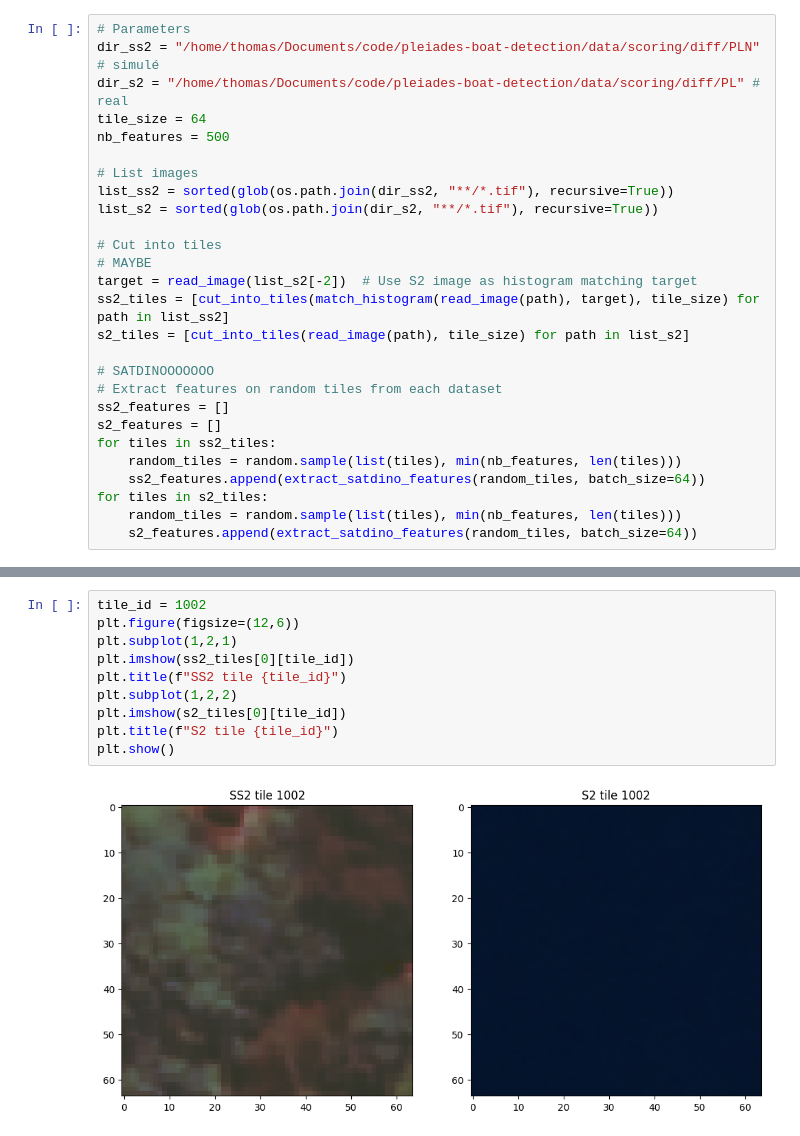
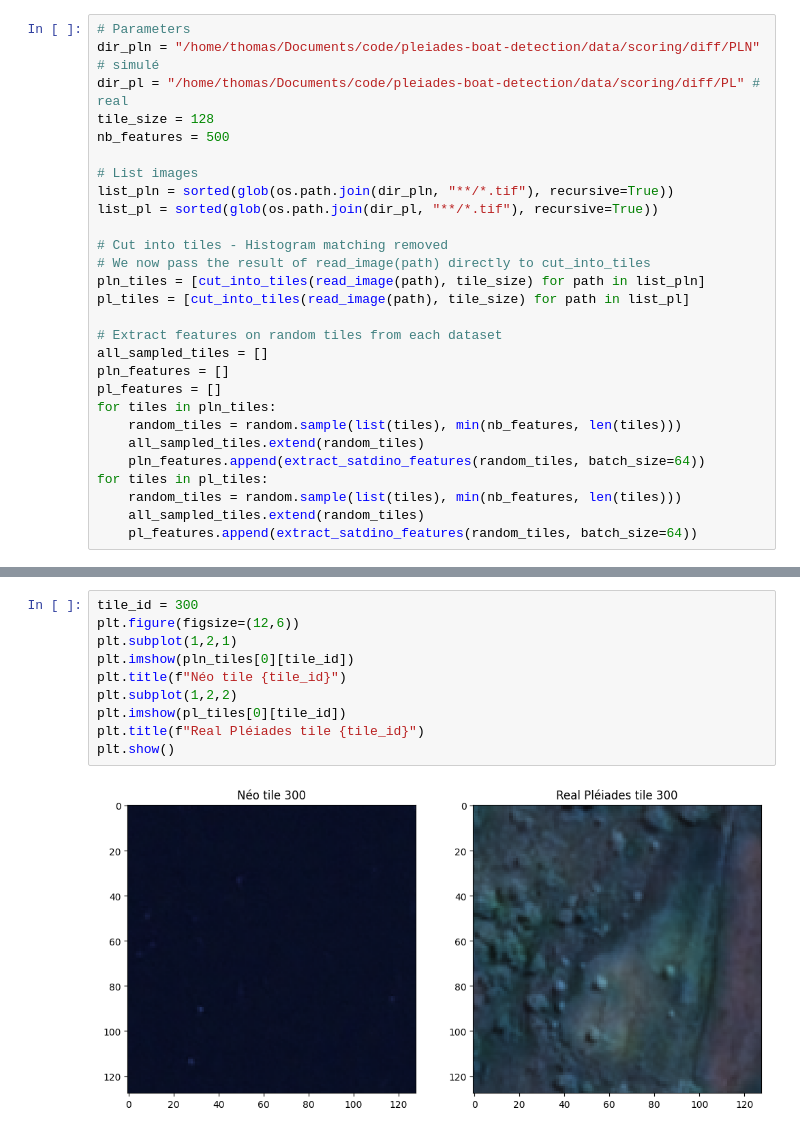
Before and after one commit to Thomas-aub/pleiades-boat-detection, a Jupyter notebook: src/vessels_detect/scoring/eval_kid.ipynb, the cells around one changed output, grey strips where cells are left out. Cells and saved outputs as stored; diff of their text form.

```diff
--- a/src/vessels_detect/scoring/eval_kid.ipynb
+++ b/src/vessels_detect/scoring/eval_kid.ipynb
@@ -197,29 +225,30 @@ def extract_satdino_features(tiles, batch_size=32):
     return np.concatenate(all_features, axis=0)  # (N, embed_dim)
 # %%
 # Parameters
-dir_ss2 = "/home/thomas/Documents/code/pleiades-boat-detection/data/scoring/diff/PLN" # simulé
-dir_s2 = "/home/thomas/Documents/code/pleiades-boat-detection/data/scoring/diff/PL" # real
-tile_size = 64
+dir_pln = "/home/thomas/Documents/code/pleiades-boat-detection/data/scoring/diff/PLN" # simulé
+dir_pl = "/home/thomas/Documents/code/pleiades-boat-detection/data/scoring/diff/PL" # real
+tile_size = 128
 nb_features = 500
 
 # List images
-list_ss2 = sorted(glob(os.path.join(dir_ss2, "**/*.tif"), recursive=True))
-list_s2 = sorted(glob(os.path.join(dir_s2, "**/*.tif"), recursive=True))
+list_pln = sorted(glob(os.path.join(dir_pln, "**/*.tif"), recursive=True))
+list_pl = sorted(glob(os.path.join(dir_pl, "**/*.tif"), recursive=True))
 
-# Cut into tiles
-# MAYBE
-target = read_image(list_s2[-2])  # Use S2 image as histogram matching target
-ss2_tiles = [cut_into_tiles(match_histogram(read_image(path), target), tile_size) for path in list_ss2]
-s2_tiles = [cut_into_tiles(read_image(path), tile_size) for path in list_s2]
+# Cut into tiles - Histogram matching removed
+# We now pass the result of read_image(path) directly to cut_into_tiles
+pln_tiles = [cut_into_tiles(read_image(path), tile_size) for path in list_pln]
+pl_tiles = [cut_into_tiles(read_image(path), tile_size) for path in list_pl]
 
-# SATDINOOOOOOO
 # Extract features on random tiles from each dataset
-ss2_features = []
-s2_features = []
-for tiles in ss2_tiles:
+all_sampled_tiles = []
+pln_features = []
+pl_features = []
+for tiles in pln_tiles:
     random_tiles = random.sample(list(tiles), min(nb_features, len(tiles)))
-    ss2_features.append(extract_satdino_features(random_tiles, batch_size=64))
-for tiles in s2_tiles:
+    all_sampled_tiles.extend(random_tiles)
+    pln_features.append(extract_satdino_features(random_tiles, batch_size=64))
+for tiles in pl_tiles:
     random_tiles = random.sample(list(tiles), min(nb_features, len(tiles)))
-    s2_features.append(extract_satdino_features(random_tiles, batch_size=64))
+    all_sampled_tiles.extend(random_tiles)
+    pl_features.append(extract_satdino_features(random_tiles, batch_size=64))
 # %% [output]
@@ -227,15 +268,15 @@ KeyboardInterrupt:
 # %%
-tile_id = 1002
+tile_id = 300
 plt.figure(figsize=(12,6))
 plt.subplot(1,2,1)
-plt.imshow(ss2_tiles[0][tile_id])
-plt.title(f"SS2 tile {tile_id}")
+plt.imshow(pln_tiles[0][tile_id])
+plt.title(f"Néo tile {tile_id}")
 plt.subplot(1,2,2)
-plt.imshow(s2_tiles[0][tile_id])
-plt.title(f"S2 tile {tile_id}")
+plt.imshow(pl_tiles[0][tile_id])
+plt.title(f"Real Pléiades tile {tile_id}")
 plt.show()
 # %% [output]
-[figure, old version]
+[figure, new version]
 # %%
 # Prepare datasets for KID computation
 datasets = {}
```
Also changed, not shown: parts of 13 cells of this notebook, 4 other files.
